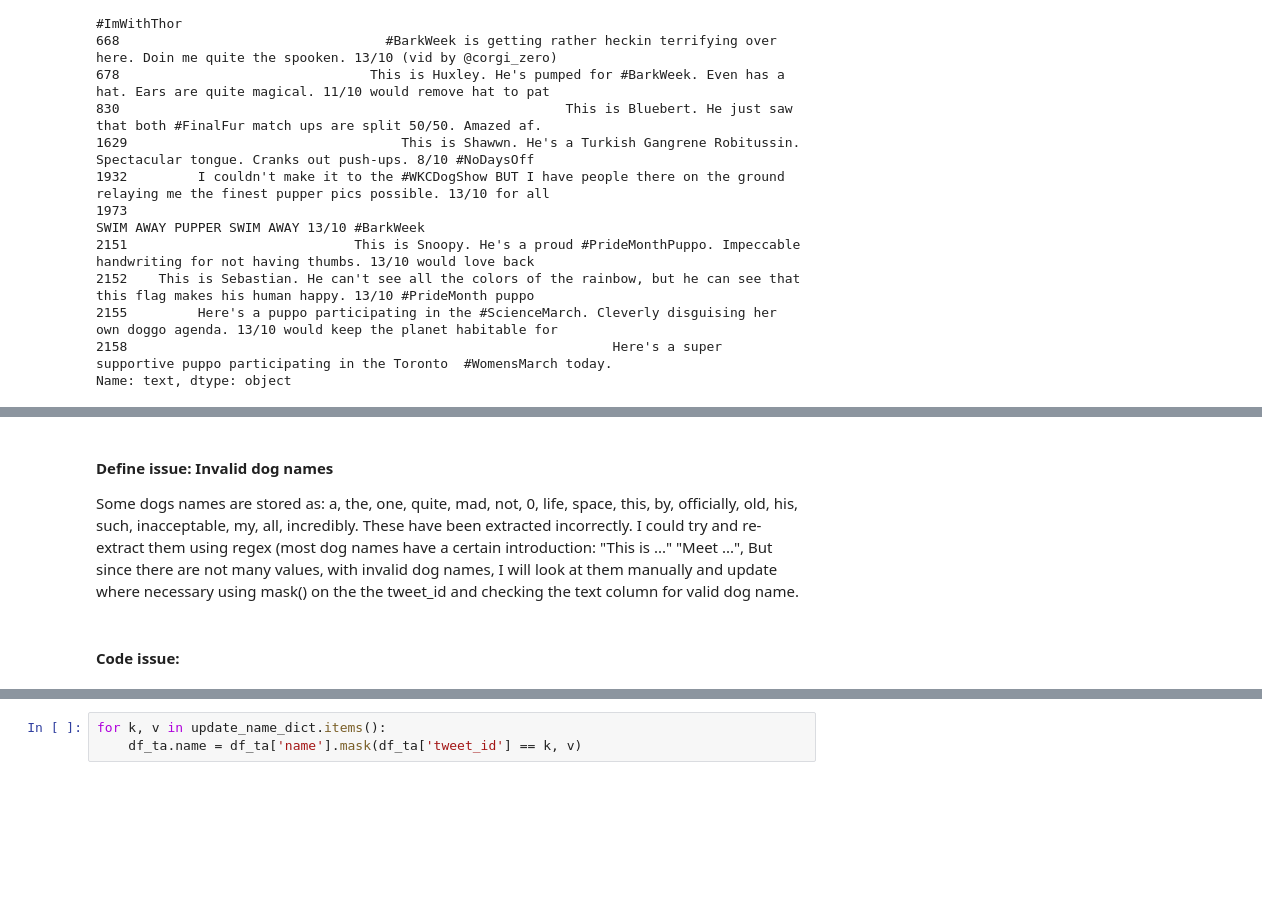
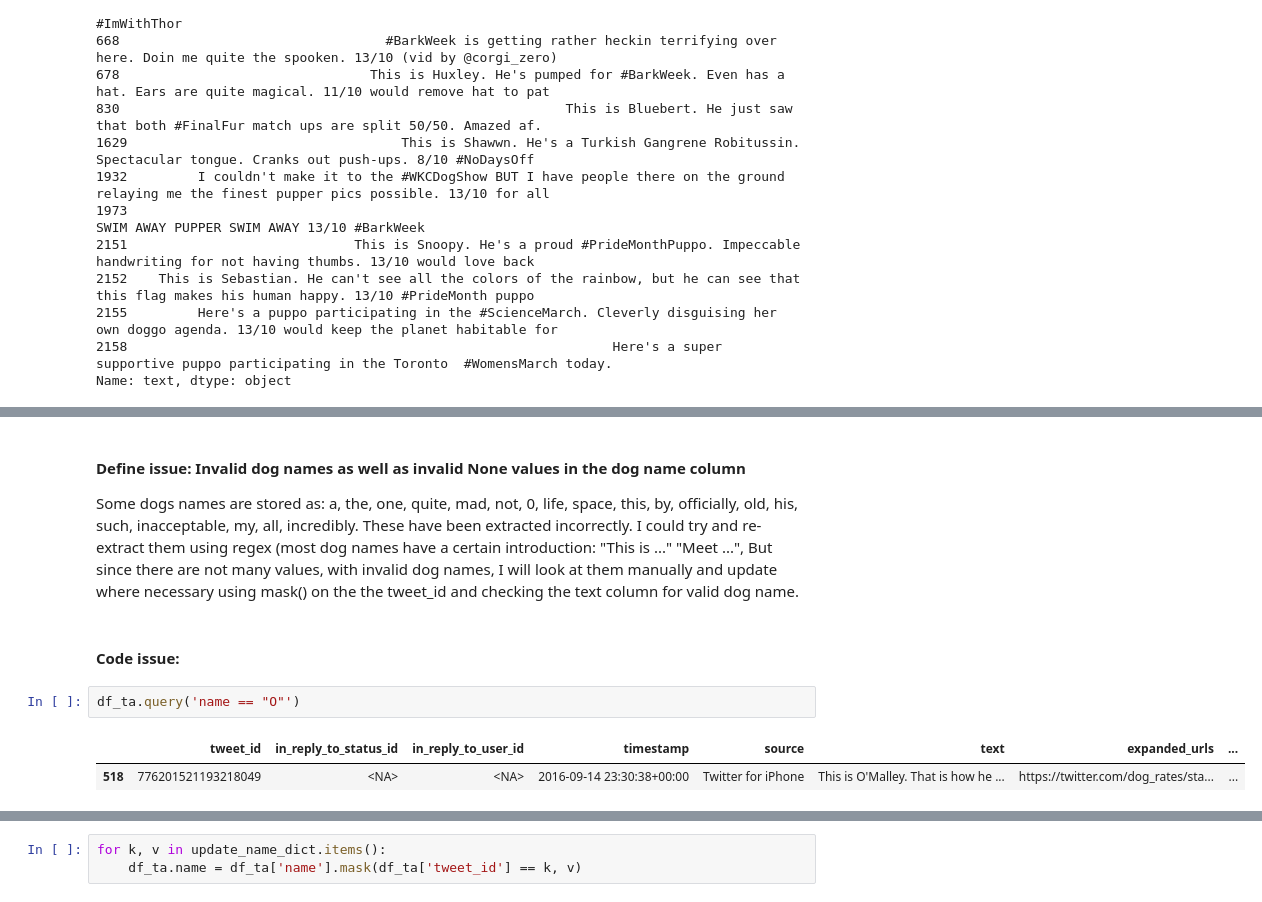
Before and after one commit to ChrisShuttle/Udacity_DAND_Project4_DataWrangling, a Jupyter notebook: project4_twitter_data_wrangling_and_analysis.ipynb, the cells around one changed output, grey strips where cells are left out. Drawn from its saved outputs; the diff is of its cells as text; blank space fills up the shorter version.

```diff
--- a/project4_twitter_data_wrangling_and_analysis.ipynb
+++ b/project4_twitter_data_wrangling_and_analysis.ipynb
@@ -1339,8 +1346,13 @@ df_ta[df_ta.text.str.contains('/10')].text.head(100)
 Name: text, dtype: object
 # %% [markdown]
 <a id='defq5'></a>
-#### Define issue: Invalid dog names
+#### Define issue: Invalid dog names as well as invalid None values in the dog name column
 Some dogs names are stored as: a, the, one, quite, mad, not, 0, life, space, this, by, officially, old, his, such, inacceptable, my, all, incredibly. These have been extracted incorrectly. I could try and re-extract them using regex (most dog names have a certain introduction: "This is ..." "Meet ...", But since there are not many values, with invalid dog names, I will look at them manually and update where necessary using mask() on the the tweet_id and checking the text column for valid dog name.
 # %% [markdown]
 #### Code issue:
+# %%
+df_ta.query('name == "O"')
+# %% [output]
+|  | tweet_id | in_reply_to_status_id | in_reply_to_user_id | timestamp | source | text | expanded_urls | ... |
+| 518 | 776201521193218049 | <NA> | <NA> | 2016-09-14 23:30:38+00:00 | Twitter for iPhone | This is O'Malley. That is how he ... | https://twitter.com/dog_rates/sta... | ... |
 # %%
```
Also changed, not shown: parts of 14 cells of this notebook.
